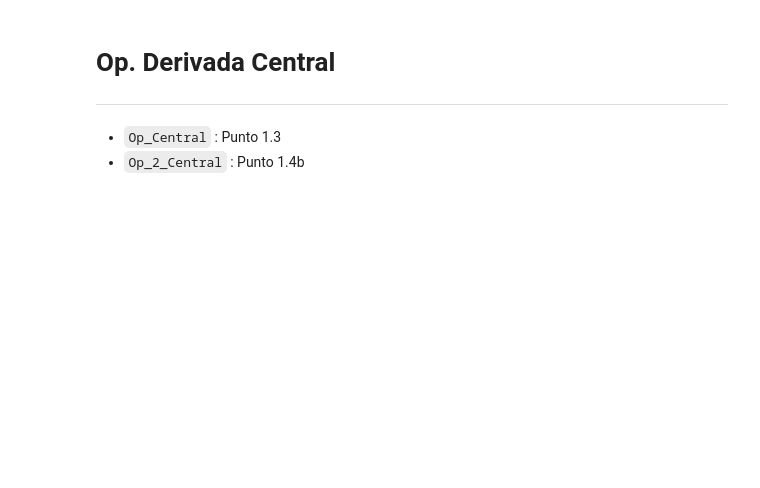
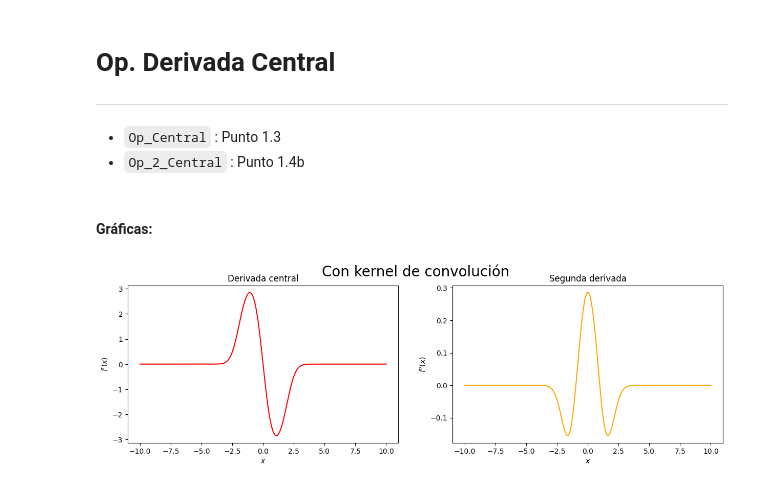
Before and after one commit to BySeru/Metodos1_SeruLopez_SergioMontoya, a Jupyter notebook: Taller 2/1_DerivadaFinita.ipynb, the cells around one changed output. Cells and saved outputs as stored; diff of their text form; code cells hidden in the pictures; blank space fills up the shorter version.

```diff
--- a/Taller 2/1_DerivadaFinita.ipynb
+++ b/Taller 2/1_DerivadaFinita.ipynb
@@ -71,3 +90,22 @@ error = np.abs(d_central-d.real_value())
 # %%
 Op_Central = d.op_central()
 Op_2_Central = d.second()
+# %% [markdown]
+#### Gráficas:
+# %%
+fig = plt.figure(figsize=(15, 4))
+ax3 = fig.add_subplot(1, 2, 1)
+ax3.plot(x, Op_Central, color='r')
+ax3.set_title("Derivada central")
+ax3.set_xlabel("$\it{x}$")
+ax3.set_ylabel("$\it{f\' (x)}$")
+ax4 = fig.add_subplot(1, 2, 2)
+ax4.plot(x, Op_2_Central, color = 'orange')
+ax4.set_title("Segunda derivada")
+ax4.set_xlabel("$\it{x}$")
+ax4.set_ylabel("$\it{f '' (x)}$")
+
+plt.suptitle("Con kernel de convolución",fontsize=20)
+plt.show()
+# %% [output]
+[figure, added]
```
Also changed, not shown: parts of 3 cells of this notebook.
